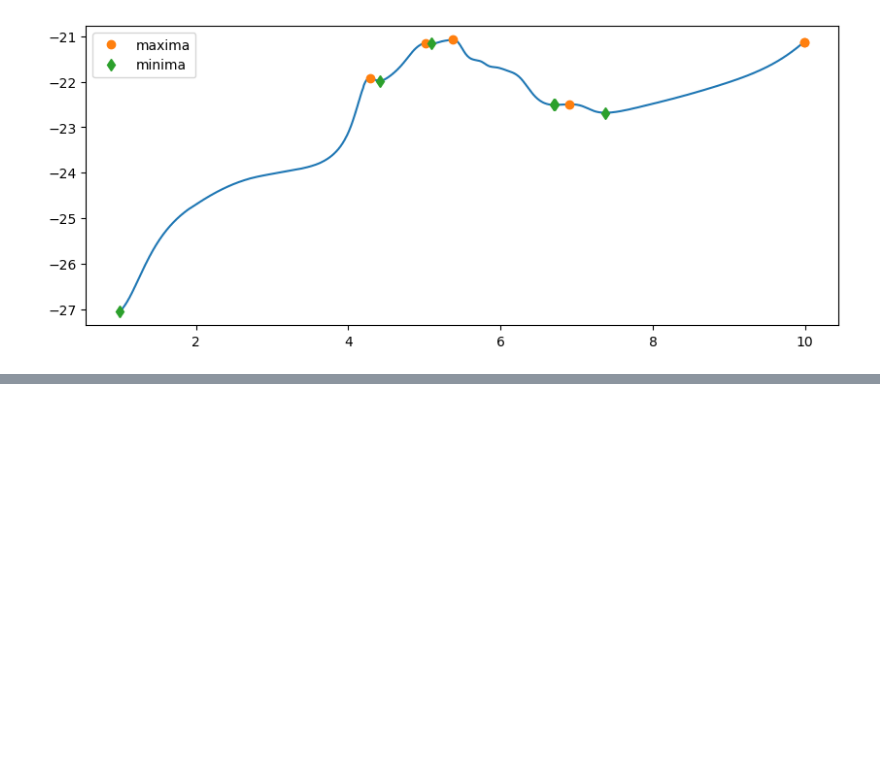
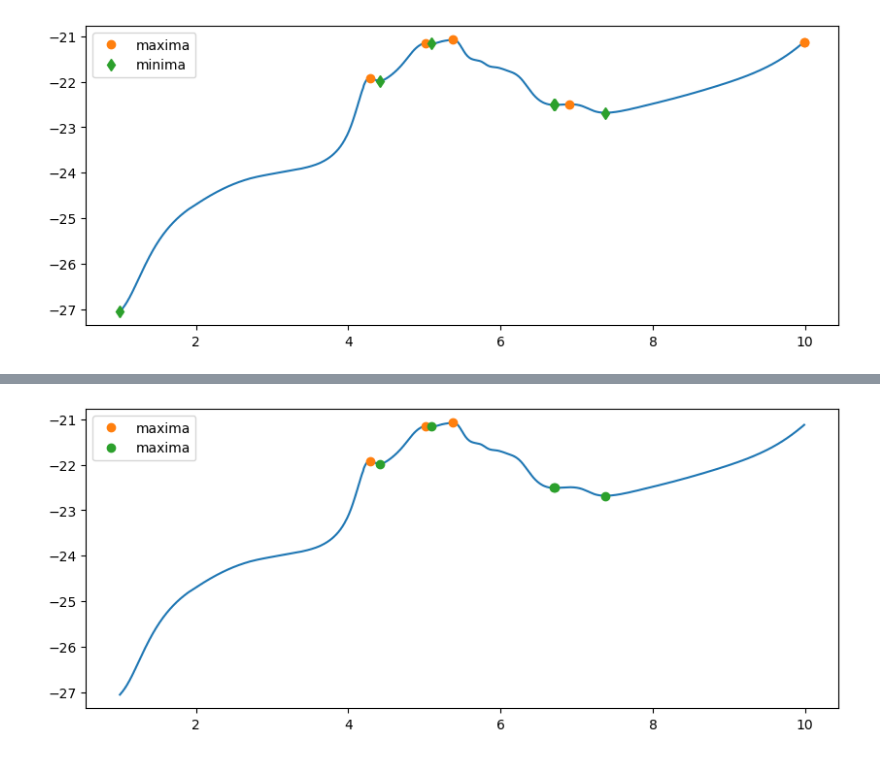
Before and after one commit to TheLexius27/computational-physics-1, a Jupyter notebook: unit-4/411-extrema-functions.ipynb, the cells around one changed output, grey strips where cells are left out. Cells and saved outputs as stored; diff of their text form; code cells hidden in the pictures; blank space fills up the shorter version.

```diff
--- a/unit-4/411-extrema-functions.ipynb
+++ b/unit-4/411-extrema-functions.ipynb
@@ -212,0 +236,10 @@ plt.show()
+# %%
+fig, ax = plt.subplots(figsize=(10, 4))
+
+plt.plot(temperatures, coolingrates)
+plt.plot(temperatures[maxima[0][0:-1]], coolingrates[maxima[0][0:-1]], "o", label = 'maxima')
+plt.plot(temperatures[minima2[0][1:]], coolingrates[minima2[0][1:]], "o", label = 'maxima')
+plt.legend()
+plt.show()
+# %% [output]
+[figure, added]
```
Also changed, not shown: parts of 6 cells of this notebook, 6 other files.
